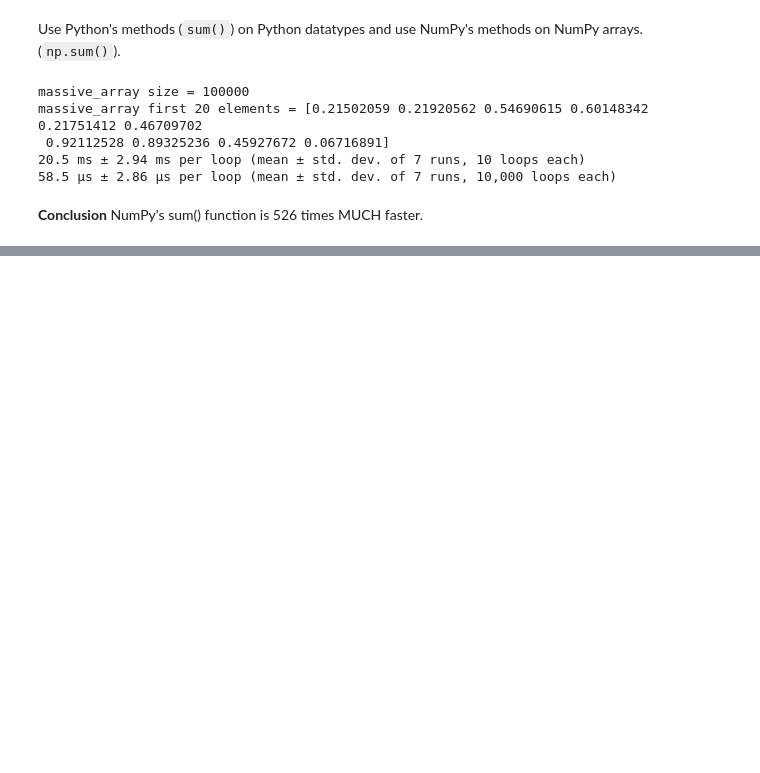
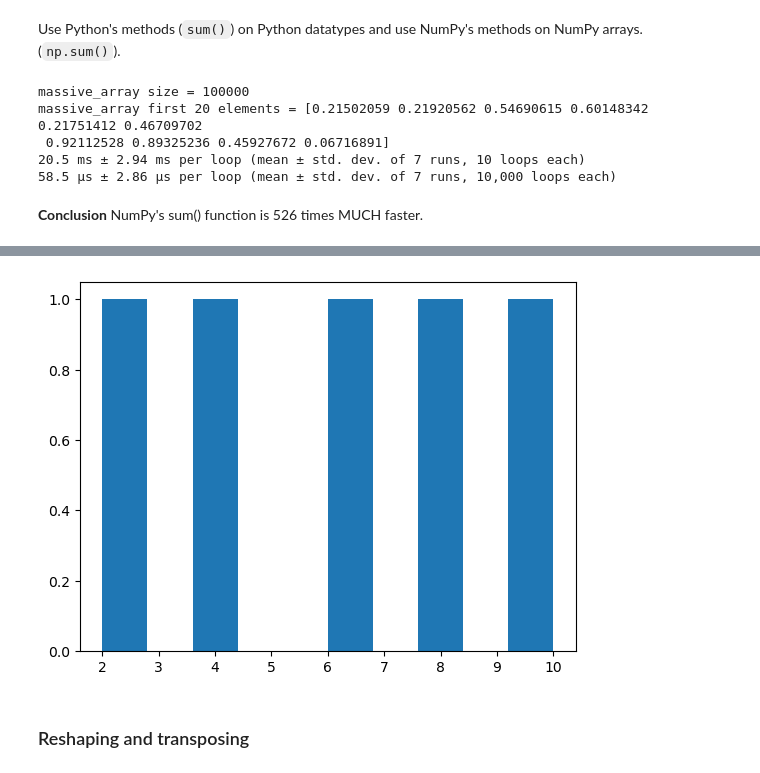
Before and after one commit to nacho481/capstone_project, a Jupyter notebook: sample_project1/NumPy/numpy_tutorial.ipynb, the cells around one changed output, grey strips where cells are left out. Cells and saved outputs as stored; diff of their text form; code cells hidden in the pictures; blank space fills up the shorter version.

```diff
--- a/sample_project1/NumPy/numpy_tutorial.ipynb
+++ b/sample_project1/NumPy/numpy_tutorial.ipynb
@@ -456,0 +502,7 @@ massive_array first 20 elements = [0.21502059 0.21920562 0.54690615 0.60148342 0
+# %%
+plt.hist(low_var_array)
+plt.show()
+# %% [output]
+[figure, added]
+# %% [markdown]
+### Reshaping and transposing
```
Also changed, not shown: parts of 10 cells of this notebook.
